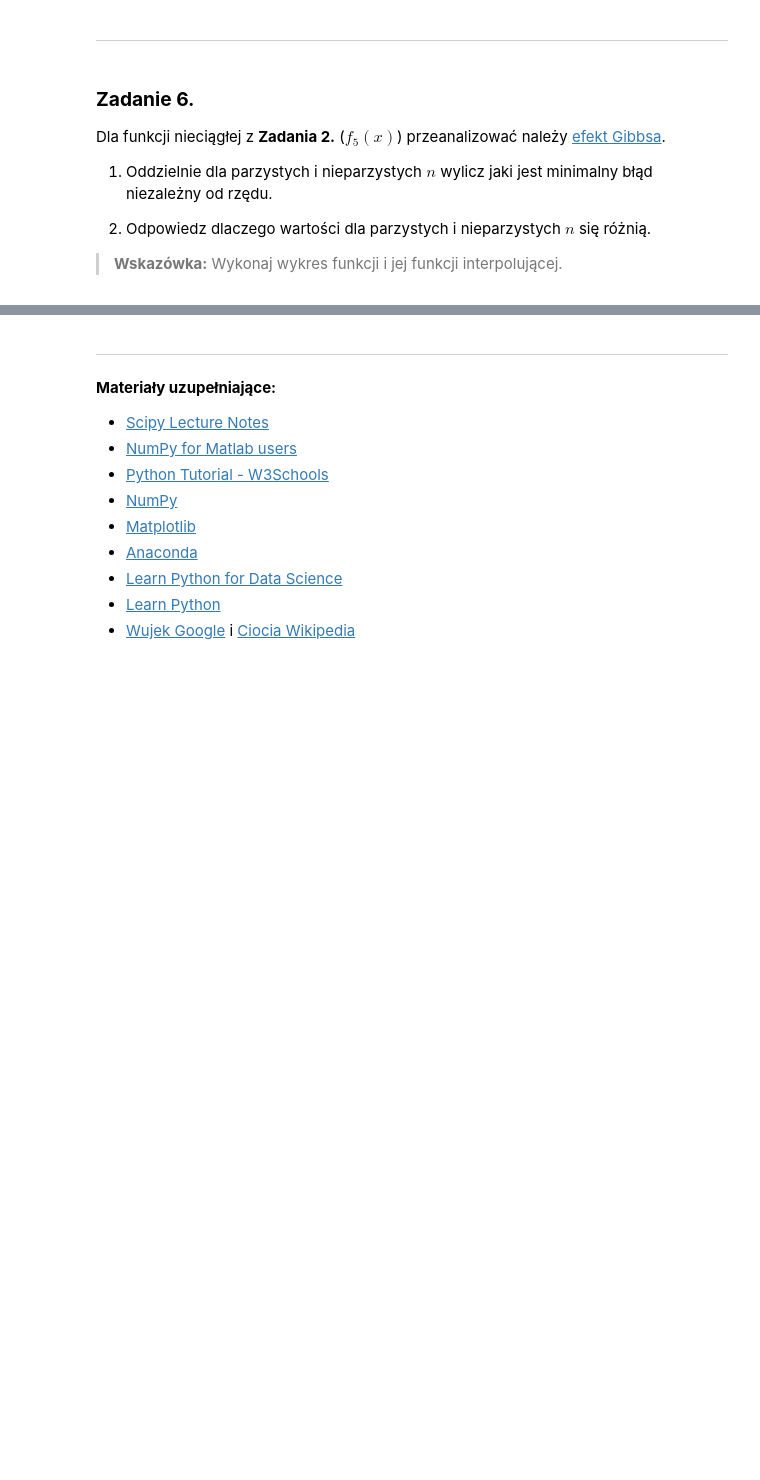
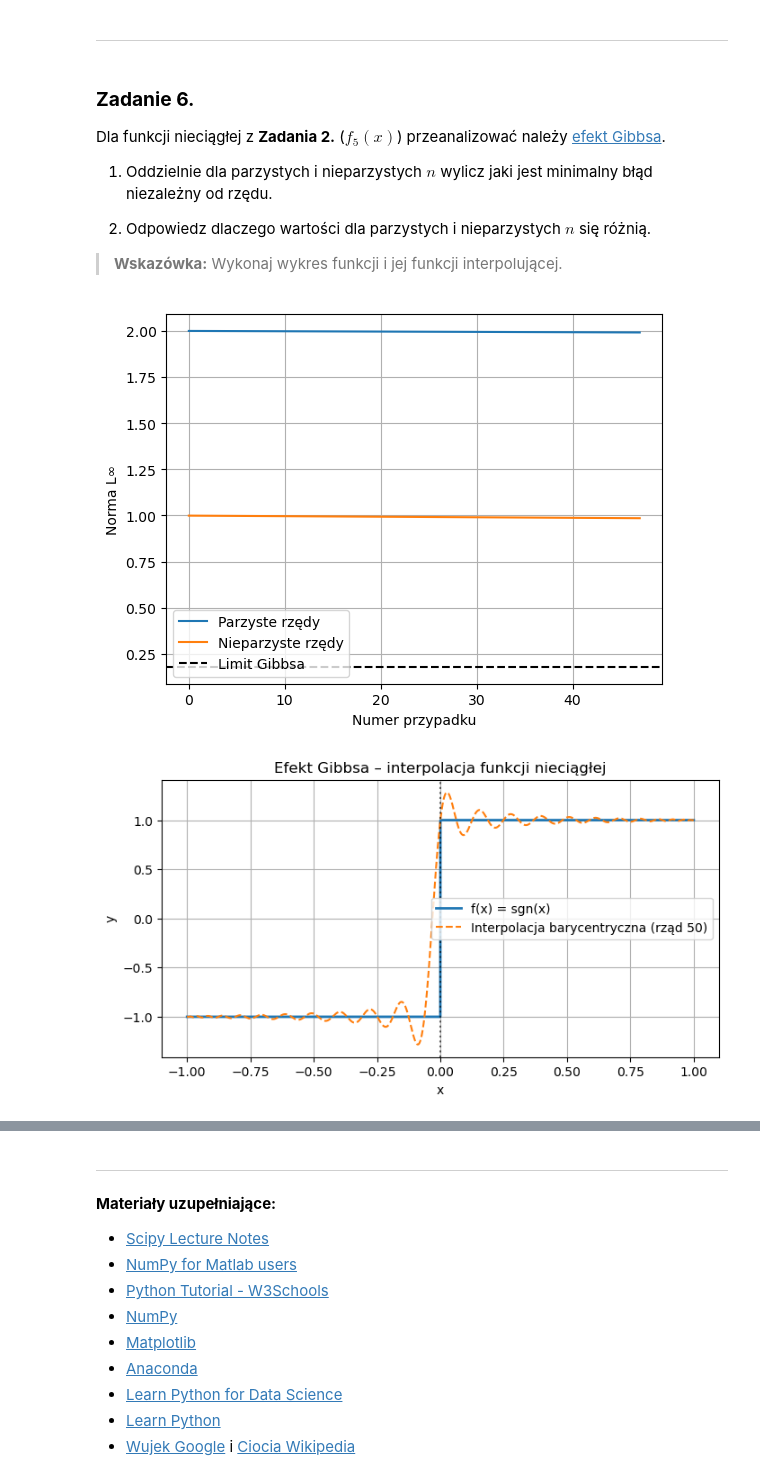
Before and after one commit to MN-KJ-2025/lab9-interpolacja-Igur7, a Jupyter notebook: sprawozdanie.ipynb, the cells around one changed output, grey strips where cells are left out. Saved outputs shown, nothing was run; the diff lists cells and outputs as text; code cells hidden in the pictures; blank space fills up the shorter version.

```diff
--- a/sprawozdanie.ipynb
+++ b/sprawozdanie.ipynb
@@ -265,0 +452,72 @@ Dla funkcji nieciągłej z **Zadania 2.** ($f_5(x)$) przeanalizować należy [ef
+# %%
+# ===== Twoja implementacja tutaj =====
+# funkcja nieciągła
+from scipy.interpolate import barycentric_interpolate
+def f5(x):
+    return np.sign(x)
+
+# punkty do rysowania
+x_plot = np.linspace(-1, 1, 5000)
+f_exact = f5(x_plot)
+
+# rzędy interpolacji
+orders = range(5, 101, 2)  # tylko nieparzyste
+errors_even = []
+errors_odd = []
+
+for n in range(5, 101):
+    N = n
+    nodes = N + 1
+
+    xi = np.cos(np.pi * np.arange(nodes) / (nodes - 1))
+    yi = f5(xi)
+
+    P = barycentric_interpolate(xi, yi, x_plot)
+
+    err = np.max(np.abs(f_exact - P))
+
+    if N % 2 == 0:
+        errors_even.append(err)
+    else:
+        errors_odd.append(err)
+
+# ===== WYKRES BŁĘDU =====
+plt.figure()
+plt.plot(range(len(errors_even)), errors_even, label="Parzyste rzędy")
+plt.plot(range(len(errors_odd)), errors_odd, label="Nieparzyste rzędy")
+plt.axhline(0.18, color='k', linestyle='--', label="Limit Gibbsa")
+plt.xlabel("Numer przypadku")
+plt.ylabel("Norma L∞")
+plt.legend()
+plt.grid(True)
+plt.show()
+
+# punkty do rysowania
+x_plot = np.linspace(-1, 1, 5000)
+f_exact = f5(x_plot)
+
+# rząd interpolacji (zmieniaj, np. 10, 20, 50, 100)
+N = 50
+nodes = N + 1
+
+# węzły Czebyszewa
+xi = np.cos(np.pi * np.arange(nodes) / (nodes - 1))
+yi = f5(xi)
+
+# interpolacja barycentryczna
+P = barycentric_interpolate(xi, yi, x_plot)
+
+# ===== WYKRES =====
+plt.figure(figsize=(8, 4))
+plt.plot(x_plot, f_exact, label="f(x) = sgn(x)", linewidth=2)
+plt.plot(x_plot, P, '--', label=f"Interpolacja barycentryczna (rząd {N})")
+plt.axvline(0, color='k', linestyle=':', alpha=0.6)
+plt.xlabel("x")
+plt.ylabel("y")
+plt.title("Efekt Gibbsa – interpolacja funkcji nieciągłej")
+plt.legend()
+plt.grid(True)
+plt.show()
+# %% [output]
+[figure, added]
+[figure, added]
```
Also changed, not shown: parts of 10 cells of this notebook, 1 other file.
